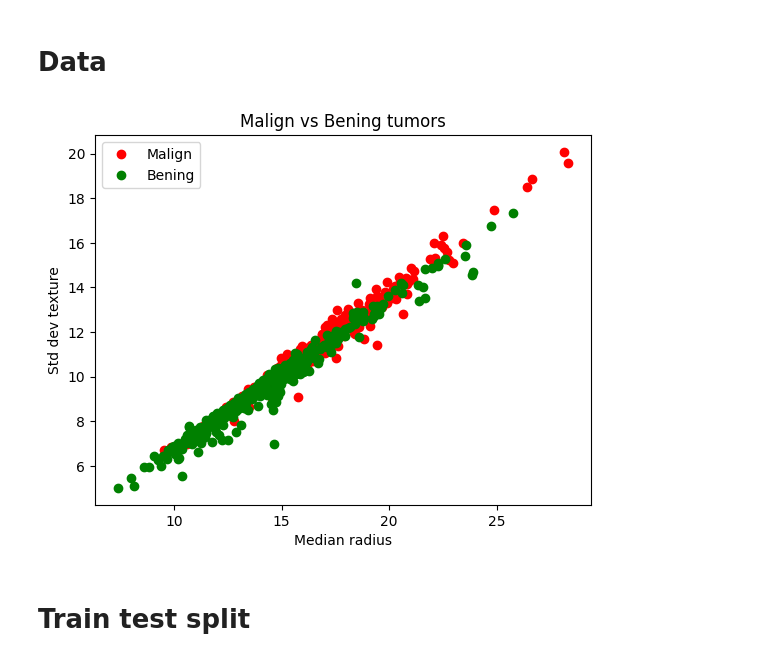
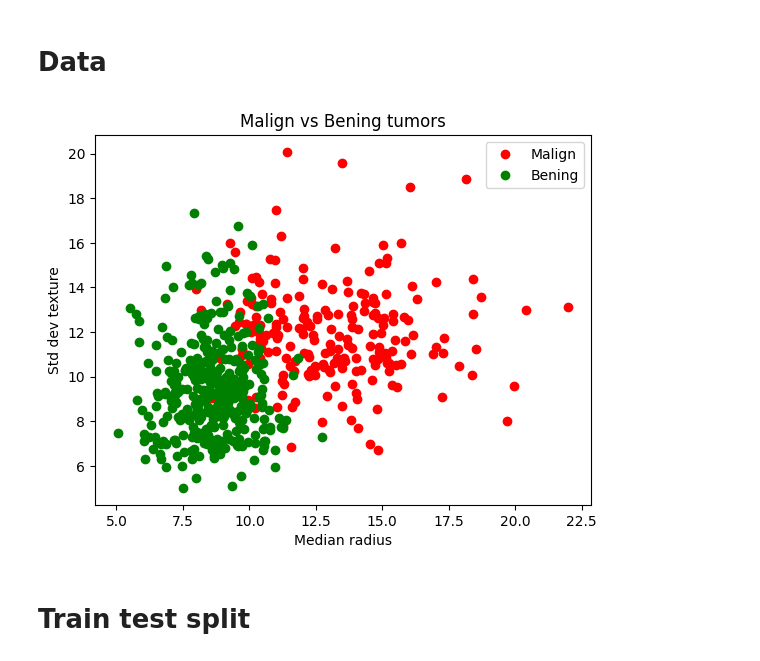
Before and after one commit to zdrobix/csubb, a Jupyter notebook: Semestru 4/IA/lab/lab6/problem2_tool.ipynb, the cells around one changed output. Cells and saved outputs as stored; diff of their text form; code cells hidden in the pictures.

Commit message:
Crucial change.
Instead of using the texture for both inputs.. changed to the correct form, one for texture, one for radius.

```diff
--- a/Semestru 4/IA/lab/lab6/problem2_tool.ipynb
+++ b/Semestru 4/IA/lab/lab6/problem2_tool.ipynb
@@ -78,25 +78,25 @@ def normalisation(x_train__, x_test__):
 # %% [markdown]
 # Data
 # %%
-median_radius = [(x + y + z) / 3 for (x,y,z) in zip(X['texture1'], X['texture2'], X['texture3'])]
+median_radius = [(x + y + z) / 3 for (x,y,z) in zip(X['radius1'], X['radius2'], X['radius3'])]
 std_texture = [np.std([x, y, z]) for (x, y, z) in zip(X['texture1'], X['texture2'], X['texture3'])]
 
 median_radius = np.array(median_radius)
 std_texture = np.array(std_texture)
 y = np.array(y).ravel()
 
 plot(title='Malign vs Bening tumors',
      x1=median_radius[y == 'M'],
      y1=std_texture[y == 'M'],
      label1='Malign',
      x2=median_radius[y == 'B'],
      y2=std_texture[y == 'B'],
      label2='Bening',
      title1='Median radius',
      title2='Std dev texture',
      mode1='ro', mode2='go')
 # %% [output]
-[figure, old version]
+[figure, new version]
 # %% [markdown]
 # Train test split
 # %%
```
Also changed, not shown: parts of 5 cells of this notebook.
